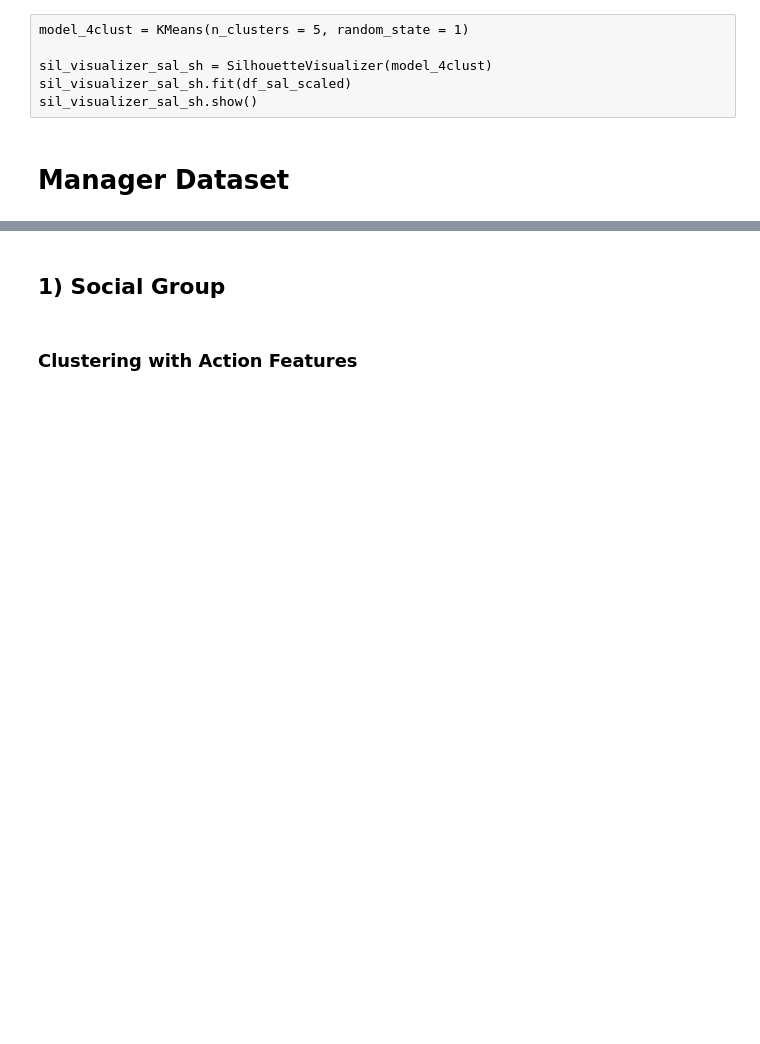
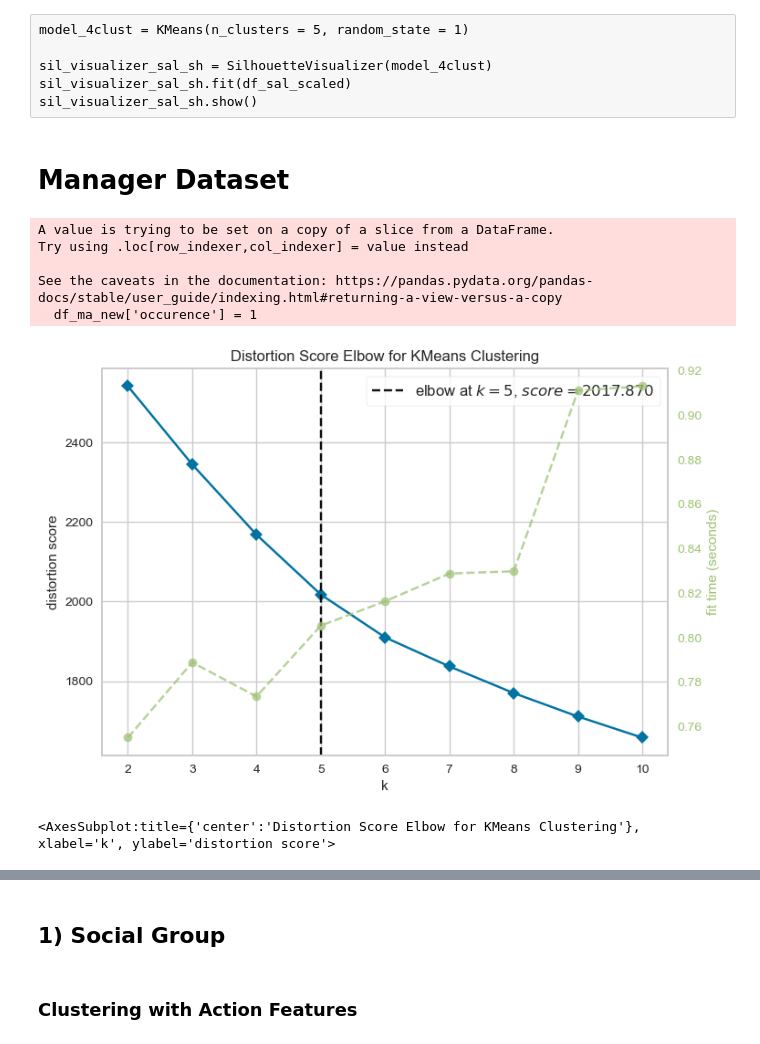
Before and after one commit to Wanghaoyin/ilab2-Team2-Coles, a Jupyter notebook: ilab2_Jun.ipynb, the cells around one changed output, grey strips where cells are left out. Drawn from its saved outputs; the diff is of its cells as text; code cells hidden in the pictures; blank space fills up the shorter version.

```diff
--- a/ilab2_Jun.ipynb
+++ b/ilab2_Jun.ipynb
@@ -1054,3 +1067,49 @@ df_manager['combined'] = df_manager['verb'] + "|" + df_manager['type'] + "|" + d
 # merge with verb-activity group
 df_manager_action = pd.merge(df_manager[['actorId', 'combined']], df_va[['unique_values', 'action', 'social', 'exploring', 'learning']], left_on = 'combined', right_on = 'unique_values', how = 'left')
 df_manager_action = df_manager_action[['actorId', 'action', 'social', 'exploring', 'learning']]
+# %%
+# verb count
+vc = df_manager_action['action'].value_counts()
+
+# select verb frequency over 1000 and convert to list
+vc_list = vc[vc > 100].index.tolist()
+
+# filter data by verb list
+df_manager_action_filter = df_manager_action[df_manager_action['action'].isin(vc_list)]
+
+df_ma_new = df_manager_action_filter
+df_ma_new['occurence'] = 1
+
+# generate pivot table
+df_ma_pivot = pd.pivot_table(df_ma_new, values = 'occurence', index = 'actorId', columns = 'action', aggfunc = 'count')
+
+# convert pivot table to dataframe
+df_ma_pivot = df_ma_pivot.reset_index()
+
+# remove index header
+df_ma_pivot = df_ma_pivot.rename_axis(None, axis = 1)
+
+# replace NaN with 0 for an entire dataframe
+df_ma_pivot = df_ma_pivot.replace(np.nan, 0) # df_staff_pivot.fillna(0)
+
+# generate dataframe without actorId
+df_ma_noid = df_ma_pivot.loc[:, df_ma_pivot.columns != 'actorId']
+
+# Normalisation: range between 0 and 1
+scaler = MinMaxScaler(feature_range = (0,1))
+df_ma_scaled = pd.DataFrame(scaler.fit_transform(df_ma_noid), columns = df_ma_noid.columns)
+# %% [output]
+A value is trying to be set on a copy of a slice from a DataFrame.
+Try using .loc[row_indexer,col_indexer] = value instead
+
+See the caveats in the documentation: https://pandas.pydata.org/pandas-docs/stable/user_guide/indexing.html#returning-a-view-versus-a-copy
+  df_ma_new['occurence'] = 1
+# %%
+model = KMeans(random_state = 1)
+
+elb_visualizer_ma_eb = KElbowVisualizer(model, k = (2,11))
+elb_visualizer_ma_eb.fit(df_ma_scaled)
+elb_visualizer_ma_eb.show()
+# %% [output]
+[figure, added]
+<AxesSubplot:title={'center':'Distortion Score Elbow for KMeans Clustering'}, xlabel='k', ylabel='distortion score'>
```
Also changed, not shown: parts of 9 cells of this notebook.
